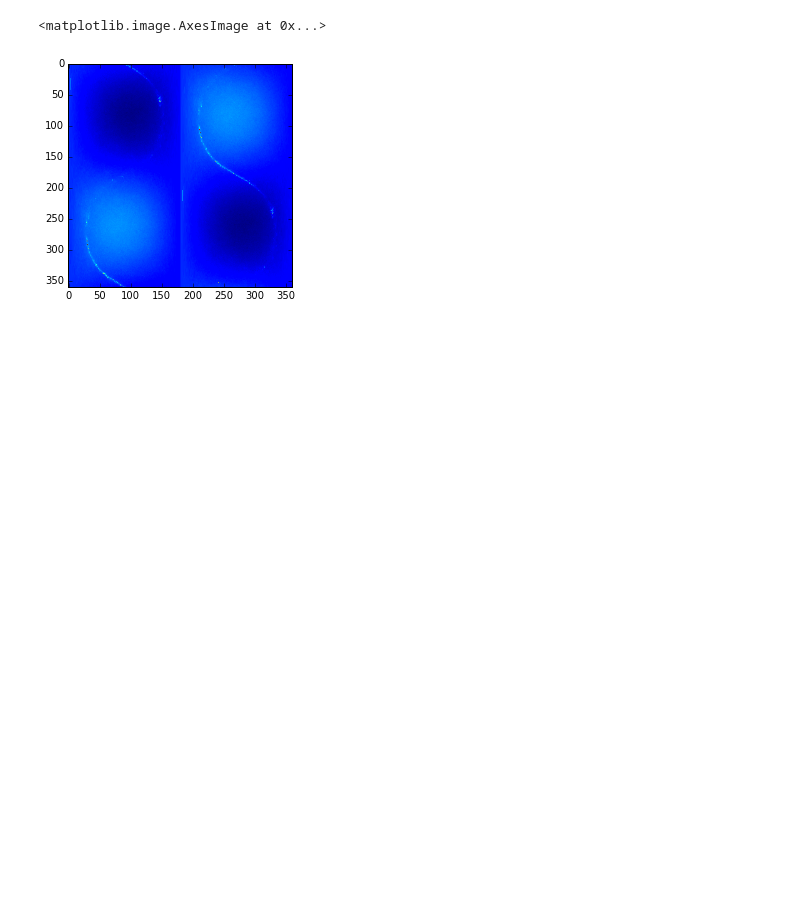
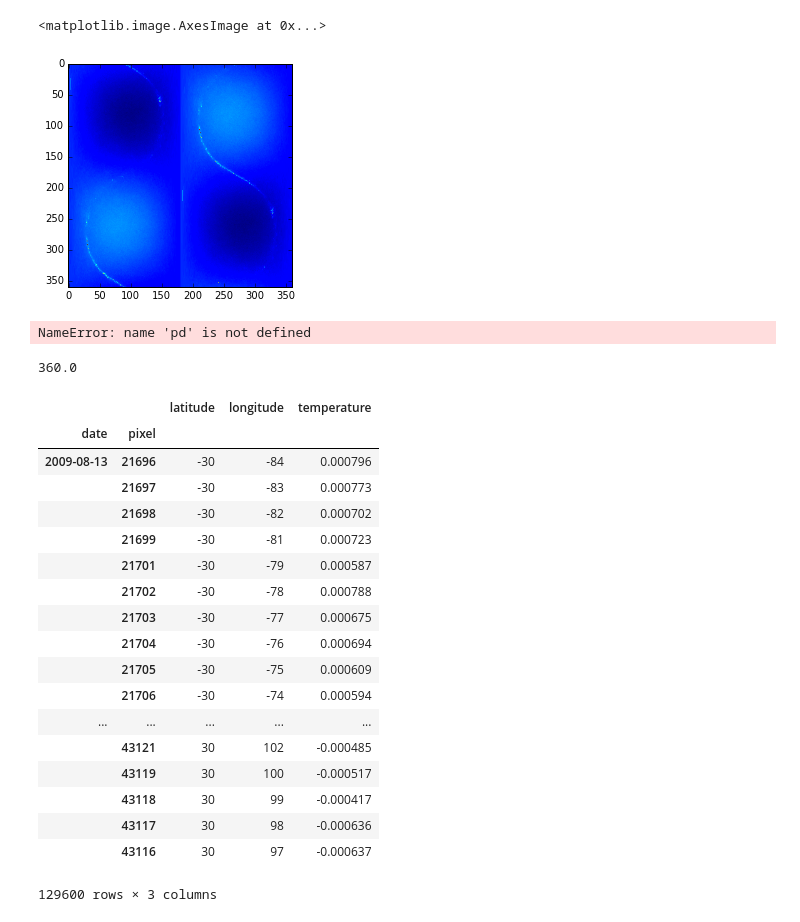
Before and after one commit to words-sdsc/edX, a Jupyter notebook: astro_example.ipynb, the cells around one changed output. Drawn from its saved outputs; the diff is of its cells as text; code cells hidden in the pictures; blank space fills up the shorter version.

Commit message:
ringsets with multiindex

```diff
--- a/astro_example.ipynb
+++ b/astro_example.ipynb
@@ -370,0 +386,4 @@ pix.max()
+# %%
+rng = pd.date_range('13/8/2009', periods=360, freq='D')
+# %%
+ringsets_index = pd.MultiIndex.from_arrays([rng.repeat(360), pix], names=["date","pixel"])
@@ -373,3 +403,35 @@ plt.imshow(map_2d.values.flatten()[pix].reshape((360,-1)))
 # %% [output]
 <matplotlib.image.AxesImage at 0x...>
 [figure]
+# %%
+pixelated_map = pd.Series(map_2d.values.flatten())
+# %% [output]
+NameError: name 'pd' is not defined
+# %%
+len(pix)/360
+# %% [output]
+360.0
+# %%
+p = pixelated_map.reindex(ringsets_index, level="pixel")
+# %%
+p
+# %% [output]
+|  |  | latitude | longitude | temperature |
+| date | pixel |  |  |  |
+| 2009-08-13 | 21696 | -30 | -84 | 0.000796 |
+|  | 21697 | -30 | -83 | 0.000773 |
+|  | 21698 | -30 | -82 | 0.000702 |
+|  | 21699 | -30 | -81 | 0.000723 |
+|  | 21701 | -30 | -79 | 0.000587 |
+|  | 21702 | -30 | -78 | 0.000788 |
+|  | 21703 | -30 | -77 | 0.000675 |
+|  | 21704 | -30 | -76 | 0.000694 |
+|  | 21705 | -30 | -75 | 0.000609 |
+|  | 21706 | -30 | -74 | 0.000594 |
+| ... | ... | ... | ... | ... |
+|  | 43121 | 30 | 102 | -0.000485 |
+|  | 43119 | 30 | 100 | -0.000517 |
+|  | 43118 | 30 | 99 | -0.000417 |
+|  | 43117 | 30 | 98 | -0.000636 |
+|  | 43116 | 30 | 97 | -0.000637 |
+129600 rows × 3 columns
```
Also changed, not shown: parts of 13 cells of this notebook.
